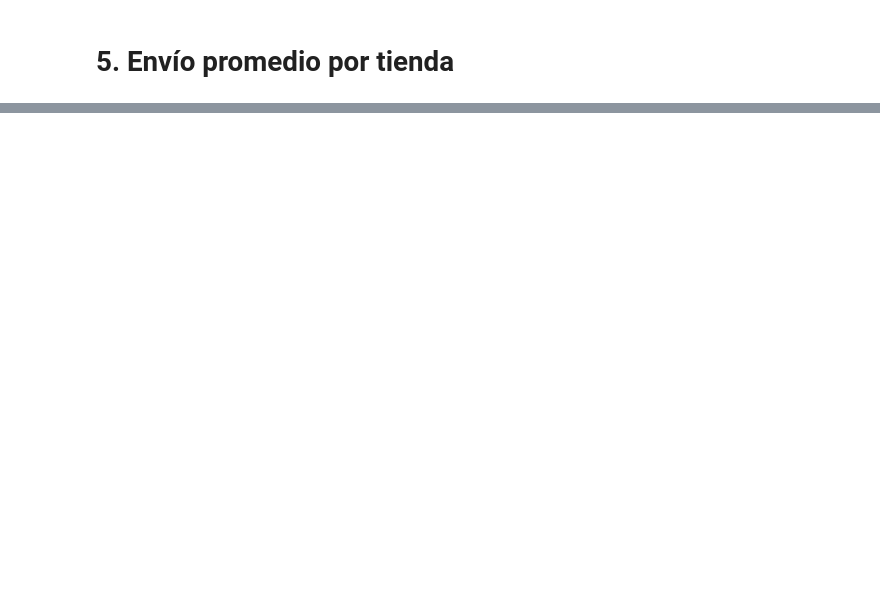
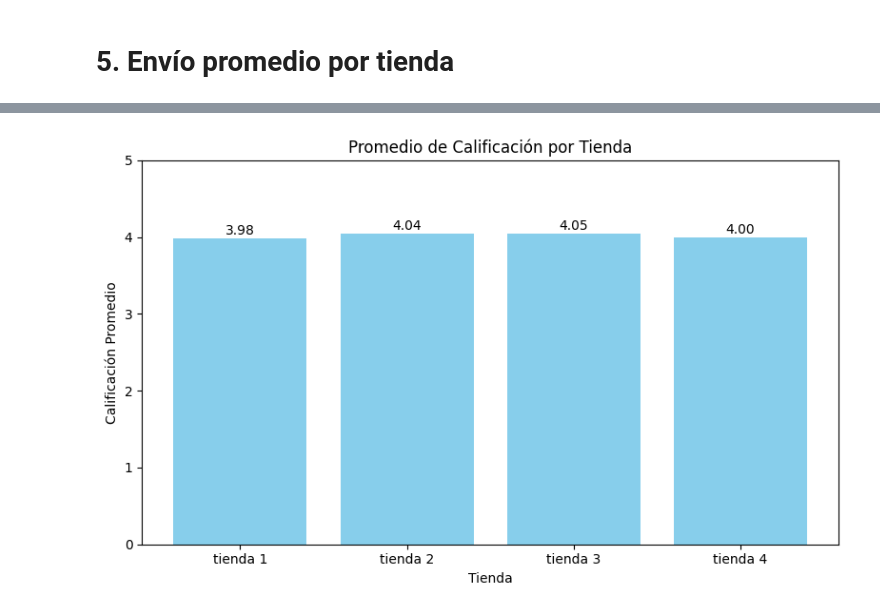
Before and after one commit to mluiso/alura-challenge-ds-1, a Jupyter notebook: AluraStoreLatam.ipynb, the cells around one changed output, grey strips where cells are left out. Drawn from its saved outputs; the diff is of its cells as text; code cells hidden in the pictures; blank space fills up the shorter version.

```diff
--- a/AluraStoreLatam.ipynb
+++ b/AluraStoreLatam.ipynb
@@ -229,0 +231,3 @@ Guitarra eléctrica: 33 unidades
+# %%
+for i in range(len(tiendas)):
+    print(f"Costo promedio tienda {i+1}: $ {promedios_totales_costo_envio[i]}")
@@ -229,0 +260,18 @@ Guitarra eléctrica: 33 unidades
+# %%
+promedios_calififaciones = calcular_Promedio(tiendas=tiendas, columna='Calificación')
+plt.figure(figsize=(8, 5))
+plt.bar(promedios_calififaciones.keys(), promedios_calififaciones.values(), color='skyblue')
+
+plt.title("Promedio de Calificación por Tienda")
+plt.xlabel("Tienda")
+plt.ylabel("Calificación Promedio")
+plt.ylim(0, 5)
+
+
+for i, (tienda, calificacion) in enumerate(promedios_calififaciones.items()):
+    plt.text(i, calificacion + 0.05, f"{calificacion:.2f}", ha='center')
+
+plt.tight_layout()
+plt.show()
+# %% [output]
+[figure, added]
```
Also changed, not shown: parts of 8 cells of this notebook.
